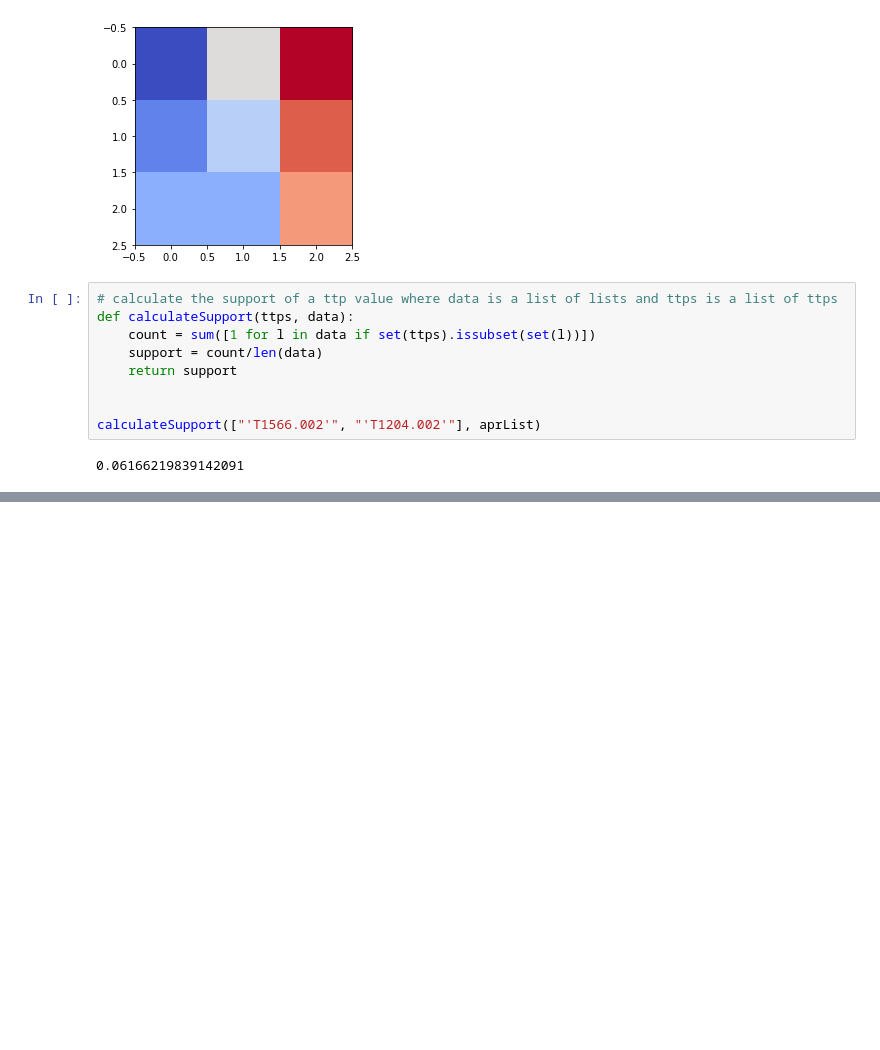
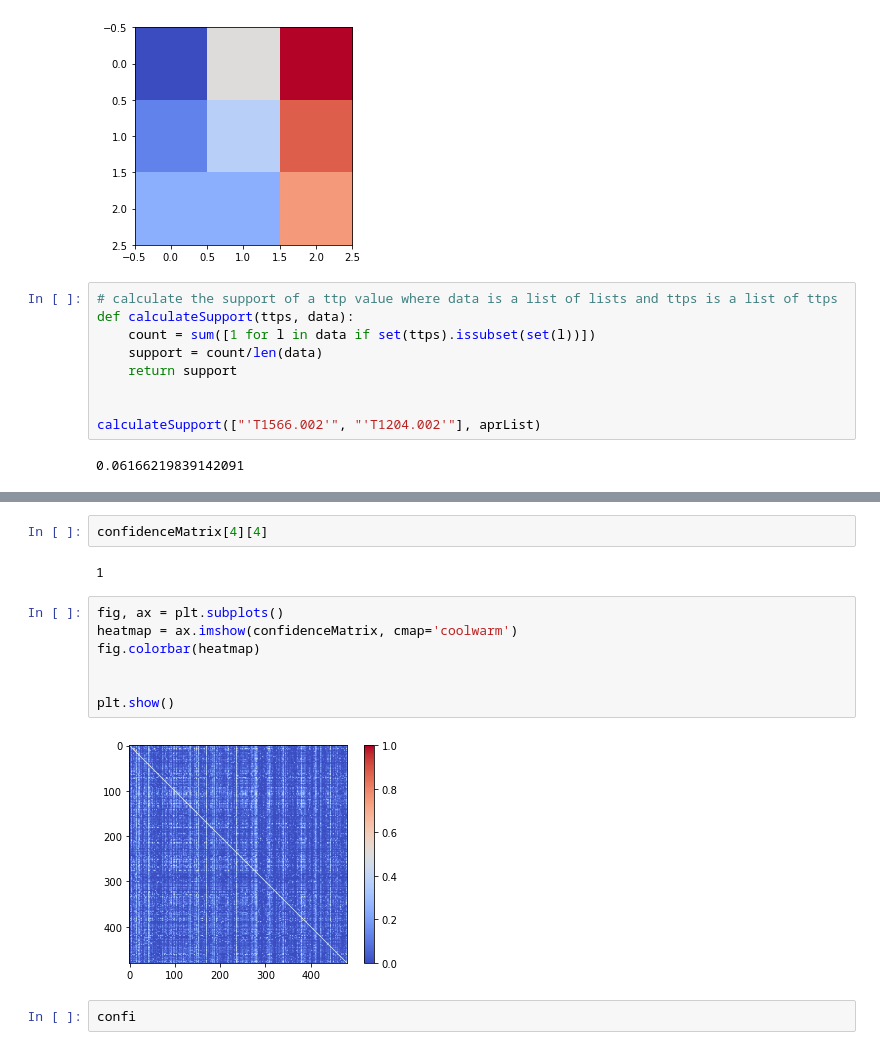
Before and after one commit to metalmulisha205/TTP-Activity-Attack-Graphing, a Jupyter notebook: heatmap.ipynb, the cells around one changed output, grey strips where cells are left out. Cells and saved outputs as stored; diff of their text form; blank space fills up the shorter version.

```diff
--- a/heatmap.ipynb
+++ b/heatmap.ipynb
@@ -82,0 +106,15 @@ for i in tqdm(range(0, len(ttps))):
+# %%
+confidenceMatrix[4][4]
+# %% [output]
+1
+# %%
+fig, ax = plt.subplots()
+heatmap = ax.imshow(confidenceMatrix, cmap='coolwarm')
+fig.colorbar(heatmap)
+
+
+plt.show()
+# %% [output]
+[figure, added]
+# %%
+confi
```
Also changed, not shown: parts of 5 cells of this notebook, 3 other files.
